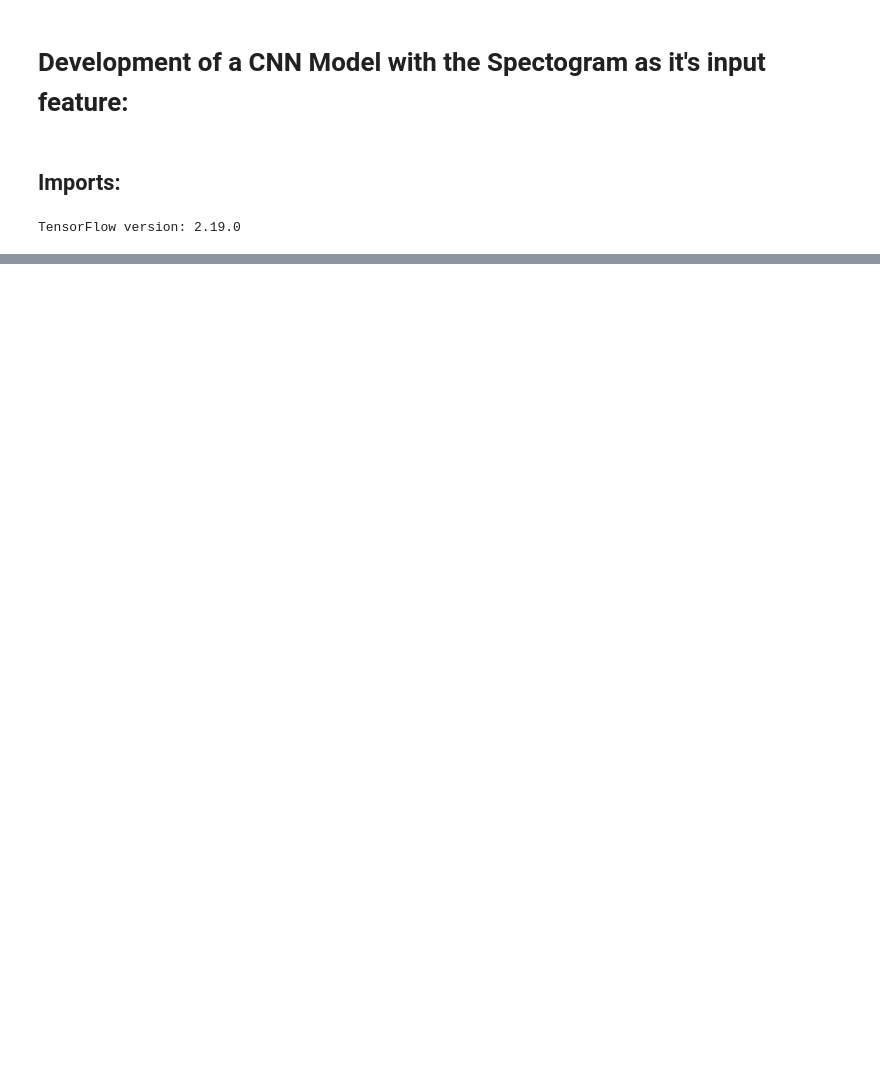
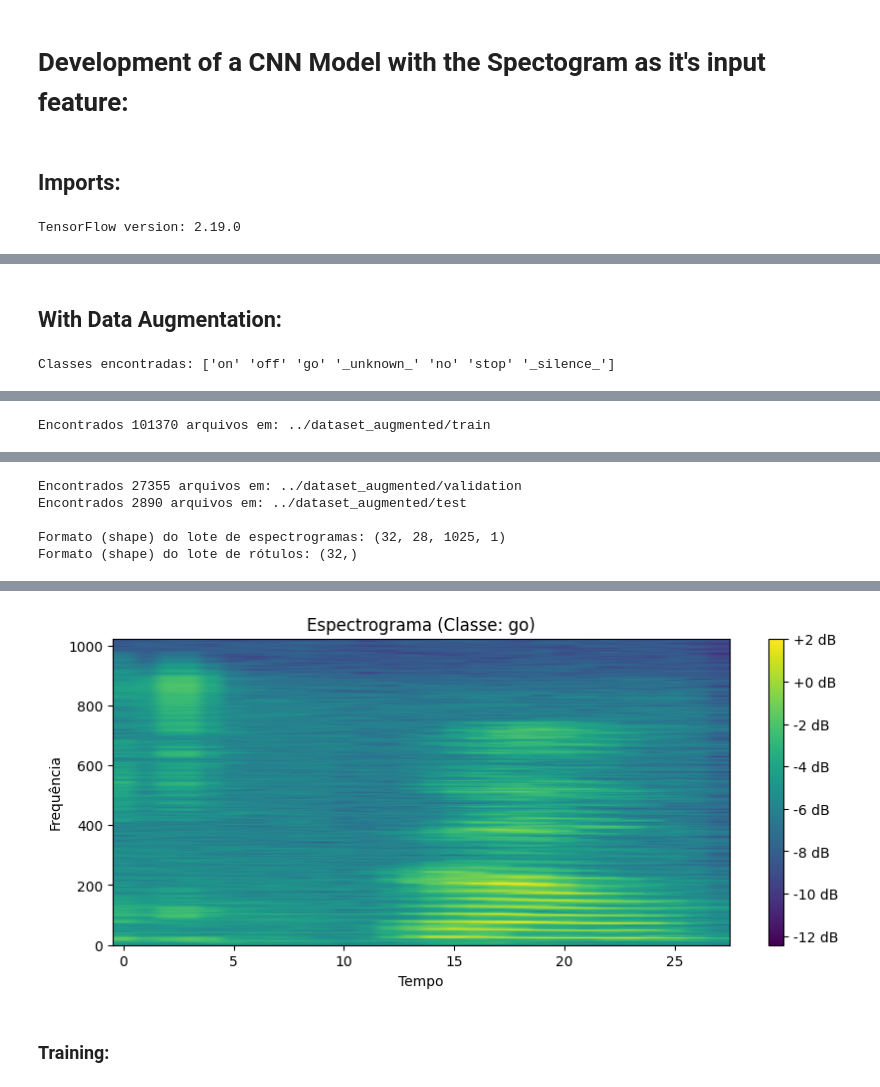
Before and after one commit to Roldao-Neto/KWS, a Jupyter notebook: notebooks/espectogram_model_dev.ipynb, the cells around one changed output, grey strips where cells are left out. Cells and saved outputs as stored; diff of their text form; code cells hidden in the pictures; blank space fills up the shorter version.

Commit message:
reduced the augmented dataset due to memory issues & trained a espectogram based model

```diff
--- a/notebooks/espectogram_model_dev.ipynb
+++ b/notebooks/espectogram_model_dev.ipynb
@@ -153,0 +82,6 @@ Shape de y_test_hot_espectograma  pronto para a CNN: (2890, 7)
+# %%
+BASE_PATH = "../dataset/"
+
+TRAIN_PATH = os.path.join(BASE_PATH, "train")
+VAL_PATH = os.path.join(BASE_PATH, "validation")
+TEST_PATH = os.path.join(BASE_PATH, "test")
@@ -271,11 +174,15 @@ plt.legend(loc='upper right')
 plt.tight_layout()
 plt.show()
 # %%
-y_pred_probs = model_espectograma.predict(X_test_espectograma)
+y_pred_probs = model_espectograma.predict(test_ds)
 
 y_pred_indices = np.argmax(y_pred_probs, axis=1)
 
-y_true_indices = np.argmax(y_test_hot_espectograma, axis=1)
+# Extract true labels from test_ds
+y_true_indices = []
+for _, labels in test_ds:
+	y_true_indices.extend(labels.numpy())
+y_true_indices = np.array(y_true_indices)
 # %%
 print("--- Relatório de Classificação ---")
 
@@ -338,0 +215,34 @@ model_espectograma_CNN_1.summary()
+# %% [markdown]
+## With Data Augmentation:
+# %%
+BASE_PATH = "../dataset_augmented/"
+
+TRAIN_PATH = os.path.join(BASE_PATH, "train")
+VAL_PATH = os.path.join(BASE_PATH, "validation")
+TEST_PATH = os.path.join(BASE_PATH, "test")
+# %%
+CLASS_NAMES = np.array([item.name for item in Path(TRAIN_PATH).glob('*') if item.is_dir()])
+
+print(f"Classes encontradas: {CLASS_NAMES}")
+NUM_CLASSES = len(CLASS_NAMES)
+# %% [output]
+Classes encontradas: ['on' 'off' 'go' '_unknown_' 'no' 'stop' '_silence_']
+# %%
+train_ds = create_dataset_from_dir(TRAIN_PATH, shuffle=True)
+val_ds = create_dataset_from_dir(VAL_PATH)
+test_ds = create_dataset_from_dir(TEST_PATH)
+
+for spectrograms, labels in train_ds.take(1):
+    input_shape = spectrograms.shape[1:]
+    print(f"\nFormato (shape) do lote de espectrogramas: {spectrograms.shape}")
+    print(f"Formato (shape) do lote de rótulos: {labels.shape}")
+
+    plt.figure(figsize=(10, 4))
+    plt.imshow(tf.math.log(spectrograms[0, :, :, 0] + 1e-6).numpy().T, aspect='auto', origin='lower')
+    plt.title(f"Espectrograma (Classe: {CLASS_NAMES[labels[0]]})")
+    plt.ylabel("Frequência")
+    plt.xlabel("Tempo")
+    plt.colorbar(format='%+2.0f dB')
+    plt.show()
+    break
+# %% [output]
@@ -338,0 +251 @@ model_espectograma_CNN_1.summary()
+Encontrados 101370 arquivos em: ../dataset_augmented/train
@@ -338,0 +253,5 @@ model_espectograma_CNN_1.summary()
+Encontrados 27355 arquivos em: ../dataset_augmented/validation
+Encontrados 2890 arquivos em: ../dataset_augmented/test
+
+Formato (shape) do lote de espectrogramas: (32, 28, 1025, 1)
+Formato (shape) do lote de rótulos: (32,)
@@ -338,0 +259,3 @@ model_espectograma_CNN_1.summary()
+[figure, added]
+# %% [markdown]
+### Training:
```
Also changed, not shown: parts of 31 cells of this notebook, 1 other file.
